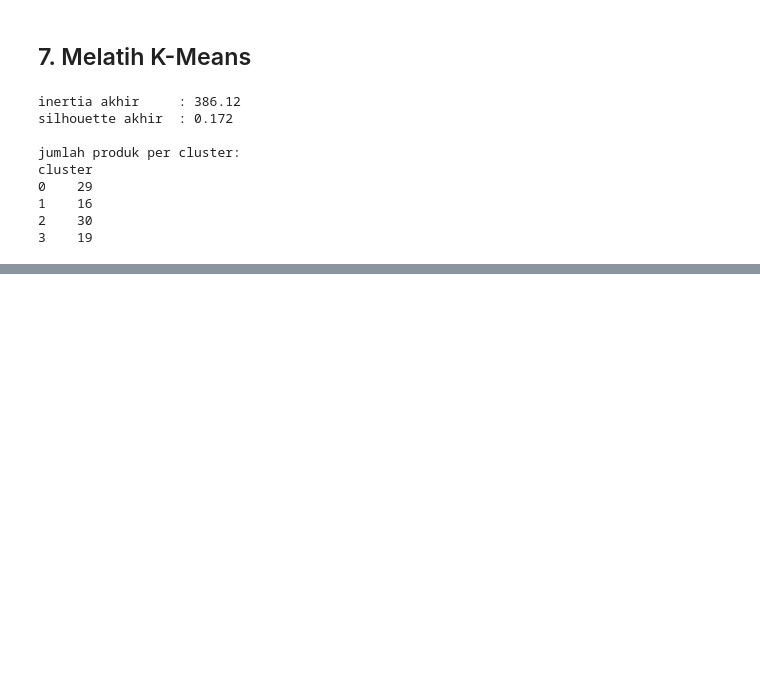
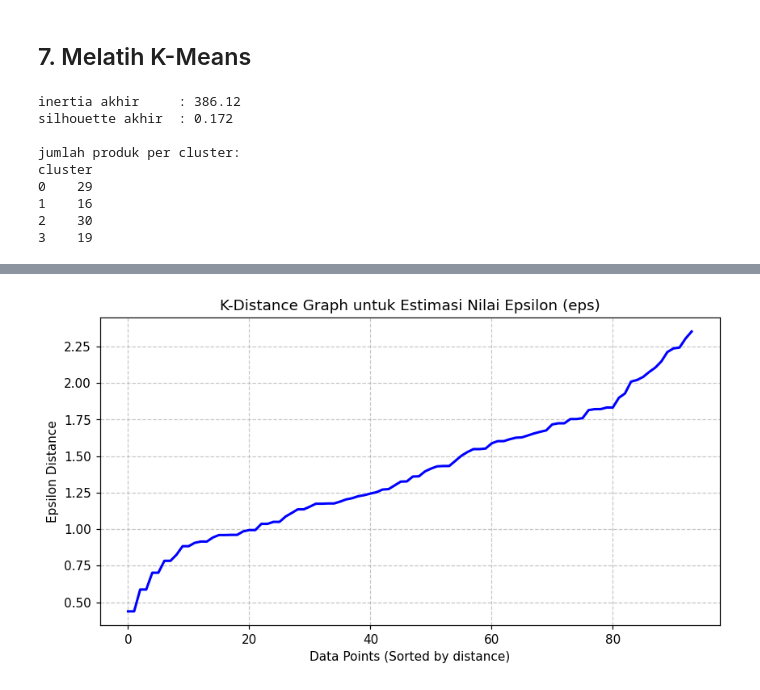
Before and after one commit to MNawfal24/ProjectBasedLearning_MyVentory, a Jupyter notebook: ML/notebook/product_segmentation.ipynb, the cells around one changed output, grey strips where cells are left out. Cells and saved outputs as stored; diff of their text form; code cells hidden in the pictures; blank space fills up the shorter version.

Commit message:
Commit penambahan DBScan untuk pembanding model KMeans

```diff
--- a/ML/notebook/product_segmentation.ipynb
+++ b/ML/notebook/product_segmentation.ipynb
@@ -751,0 +326,22 @@ product_segmentation versi 1.0.0 diekspor ke:
+# %%
+import numpy as np
+import matplotlib.pyplot as plt
+from sklearn.neighbors import NearestNeighbors
+
+# Menghitung jarak ke 2-nearest neighbor
+neighbors = NearestNeighbors(n_neighbors=2)
+neighbors_fit = neighbors.fit(X)
+distances, _ = neighbors_fit.kneighbors(X)
+
+# Sorting jarak untuk plot k-distance
+distances = np.sort(distances[:, 1], axis=0)
+
+plt.figure(figsize=(9, 4.5))
+plt.plot(distances, color='b', lw=2)
+plt.title("K-Distance Graph untuk Estimasi Nilai Epsilon (eps)")
+plt.xlabel("Data Points (Sorted by distance)")
+plt.ylabel("Epsilon Distance")
+plt.grid(True, linestyle='--', alpha=0.7)
+plt.show()
+# %% [output]
+[figure, added]
```
Also changed, not shown: parts of 38 cells of this notebook.
